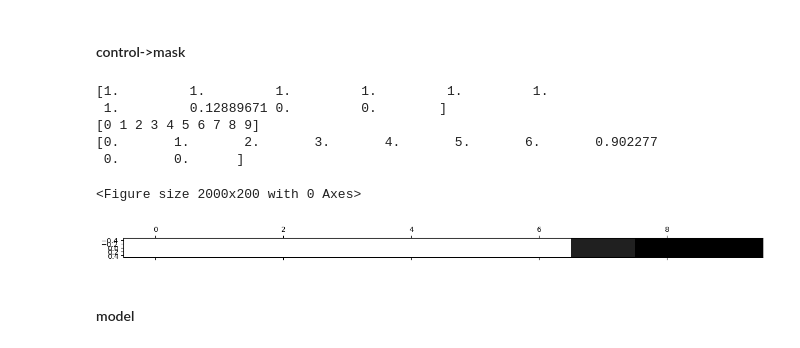
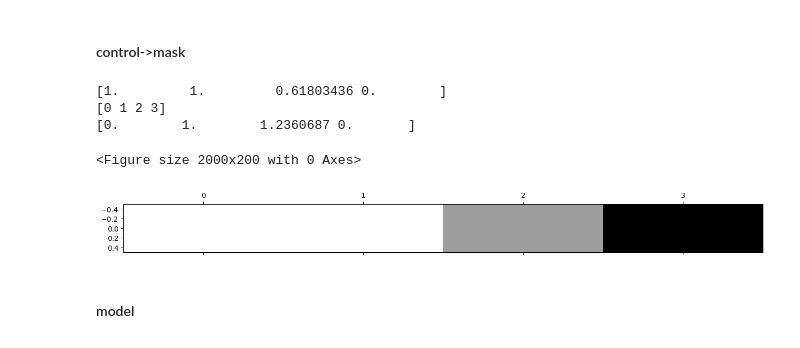
Before and after one commit to TheLedAlchemist/N3, a Jupyter notebook: nbs/prototyping.ipynb, the cells around one changed output. Cells and saved outputs as stored; diff of their text form; code cells hidden in the pictures.

```diff
--- a/nbs/prototyping.ipynb
+++ b/nbs/prototyping.ipynb
@@ -170,21 +170,19 @@ def control_to_mask(control_value: jnp.ndarray, N: int) -> jnp.ndarray:
 
     return mask
 # %%
-control_value = jnp.array([0.8])
-mask = control_to_mask(control_value, N_max)
+control_value = jnp.array([0.6])
+mask = control_to_mask(control_value, 4)
 plt.figure(figsize=(20, 2))
 plt.matshow(mask.reshape(1, -1), cmap="gray", aspect=0.3)
 print(mask)
-print(jnp.arange(N_max))
-print(jnp.arange(N_max) * mask)
+print(jnp.arange(4))
+print(jnp.arange(4) * mask)
 # %% [output]
-[1.         1.         1.         1.         1.         1.
- 1.         0.12889671 0.         0.        ]
-[0 1 2 3 4 5 6 7 8 9]
-[0.       1.       2.       3.       4.       5.       6.       0.902277
- 0.       0.      ]
+[1.         1.         0.61803436 0.        ]
+[0 1 2 3]
+[0.        1.        1.2360687 0.       ]
 <Figure size 2000x200 with 0 Axes>
-[figure, old version]
+[figure, new version]
 # %% [markdown]
 #### model
 # %%
```
Also changed, not shown: 2 other files.
